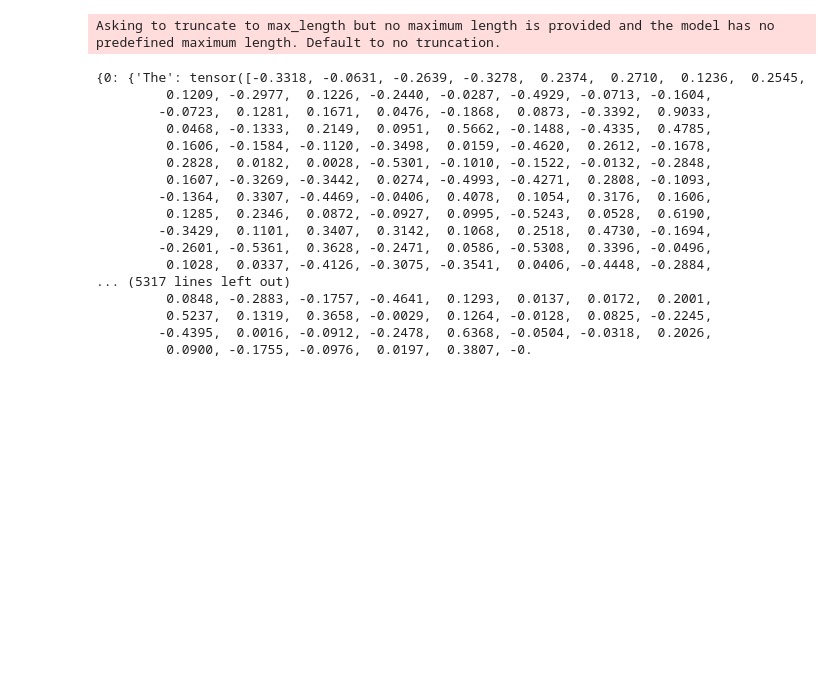
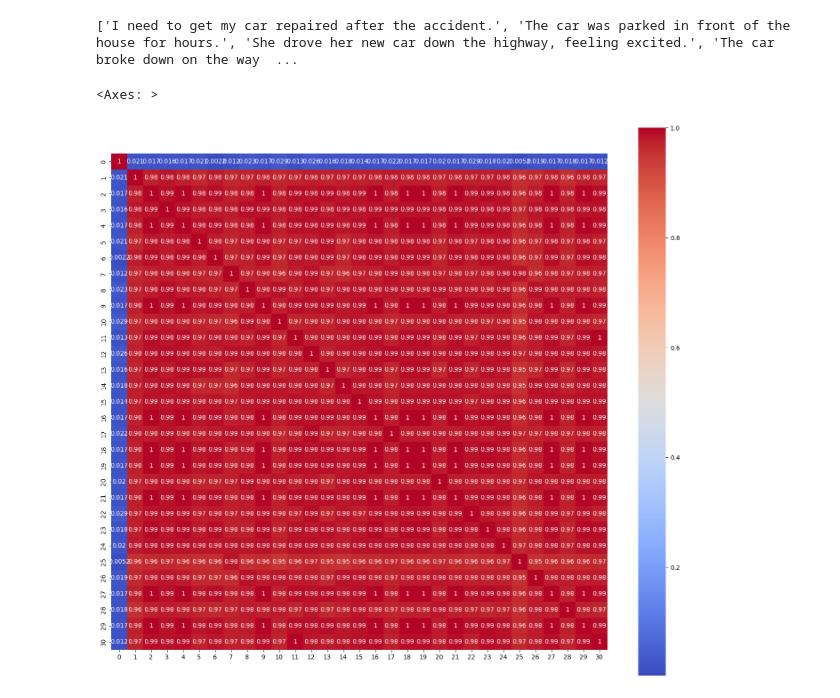
Before and after one commit to CRIS-Lab-2025/dictionary_learning, a Jupyter notebook: collin_demo.ipynb, the cells around one changed output. Saved outputs shown, nothing was run; the diff lists cells and outputs as text; code cells hidden in the pictures; blank space fills up the shorter version.

Commit message:
pairwise cosine similarity

```diff
--- a/collin_demo.ipynb
+++ b/collin_demo.ipynb
@@ -13,7 +15,7 @@ The `GPTNeoXSdpaAttention` class is deprecated in favor of simply modifying the
 # %%
-df = pd.read_csv("sentences.csv", delimiter=",", encoding="utf-8", quotechar='"')
+df = pd.read_csv("car_sentences.csv", delimiter=",", encoding="utf-8", quotechar='"')
 sentences = df['sentence'].tolist()
+
+print(sentences)
+# %% [output]
+['I need to get my car repaired after the accident.', 'The car was parked in front of the house for hours.', 'She drove her new car down the highway, feeling excited.', 'The car broke down on the way  ...
-# %%
-coeff_dict = eng.get_mlp_sparse_activations(sentences, -1, 'dictionaries/pythia-70m-deduped/mlp_out_layer5/10_32768/ae.pt')
-# %% [output]
-Asking to truncate to max_length but no maximum length is provided and the model has no predefined maximum length. Default to no truncation.
@@ -22,20 +22,25 @@ attention_act = eng.get_attention_activations(sentences, 0)
-# %%
-print(attention_act)
-# %% [output]
-{0: {'The': tensor([-0.3318, -0.0631, -0.2639, -0.3278,  0.2374,  0.2710,  0.1236,  0.2545,
-         0.1209, -0.2977,  0.1226, -0.2440, -0.0287, -0.4929, -0.0713, -0.1604,
-        -0.0723,  0.1281,  0.1671,  0.0476, -0.1868,  0.0873, -0.3392,  0.9033,
-         0.0468, -0.1333,  0.2149,  0.0951,  0.5662, -0.1488, -0.4335,  0.4785,
-         0.1606, -0.1584, -0.1120, -0.3498,  0.0159, -0.4620,  0.2612, -0.1678,
-         0.2828,  0.0182,  0.0028, -0.5301, -0.1010, -0.1522, -0.0132, -0.2848,
-         0.1607, -0.3269, -0.3442,  0.0274, -0.4993, -0.4271,  0.2808, -0.1093,
-        -0.1364,  0.3307, -0.4469, -0.0406,  0.4078,  0.1054,  0.3176,  0.1606,
-         0.1285,  0.2346,  0.0872, -0.0927,  0.0995, -0.5243,  0.0528,  0.6190,
-        -0.3429,  0.1101,  0.3407,  0.3142,  0.1068,  0.2518,  0.4730, -0.1694,
-        -0.2601, -0.5361,  0.3628, -0.2471,  0.0586, -0.5308,  0.3396, -0.0496,
-         0.1028,  0.0337, -0.4126, -0.3075, -0.3541,  0.0406, -0.4448, -0.2884,
-... (5317 lines left out)
-         0.0848, -0.2883, -0.1757, -0.4641,  0.1293,  0.0137,  0.0172,  0.2001,
-         0.5237,  0.1319,  0.3658, -0.0029,  0.1264, -0.0128,  0.0825, -0.2245,
-        -0.4395,  0.0016, -0.0912, -0.2478,  0.6368, -0.0504, -0.0318,  0.2026,
-         0.0900, -0.1755, -0.0976,  0.0197,  0.3807, -0.
+# %%
+token_emb = eng.get_token_embeddings([sentences[0]])
+for token in token_emb[0]:
+    if token.endswith('car'):
+        car_token = torch.tensor(token_emb[0][token])
+
+mlp_act = eng.get_mlp_activations(sentences, -1)
+
+car_acts = []
+car_acts.append(car_token)
+
+for i in mlp_act:
+    for token in mlp_act[i]:
+        if token.endswith('car'):
+            car_acts.append(mlp_act[i][token])
+# %%
+tensor_matrix = torch.stack(car_acts)
+tensor_matrix_normalized = F.normalize(tensor_matrix, p=2, dim=1)
+cosine_similarity_matrix = torch.mm(tensor_matrix_normalized, tensor_matrix_normalized.T)
+
+plt.figure(figsize=(18, 16))
+sns.heatmap(cosine_similarity_matrix.numpy(), annot=True, cmap='coolwarm', square=True, cbar=True)
+# %% [output]
+<Axes: >
+[figure, added]
```
Also changed, not shown: parts of 4 cells of this notebook, 1 other file.
